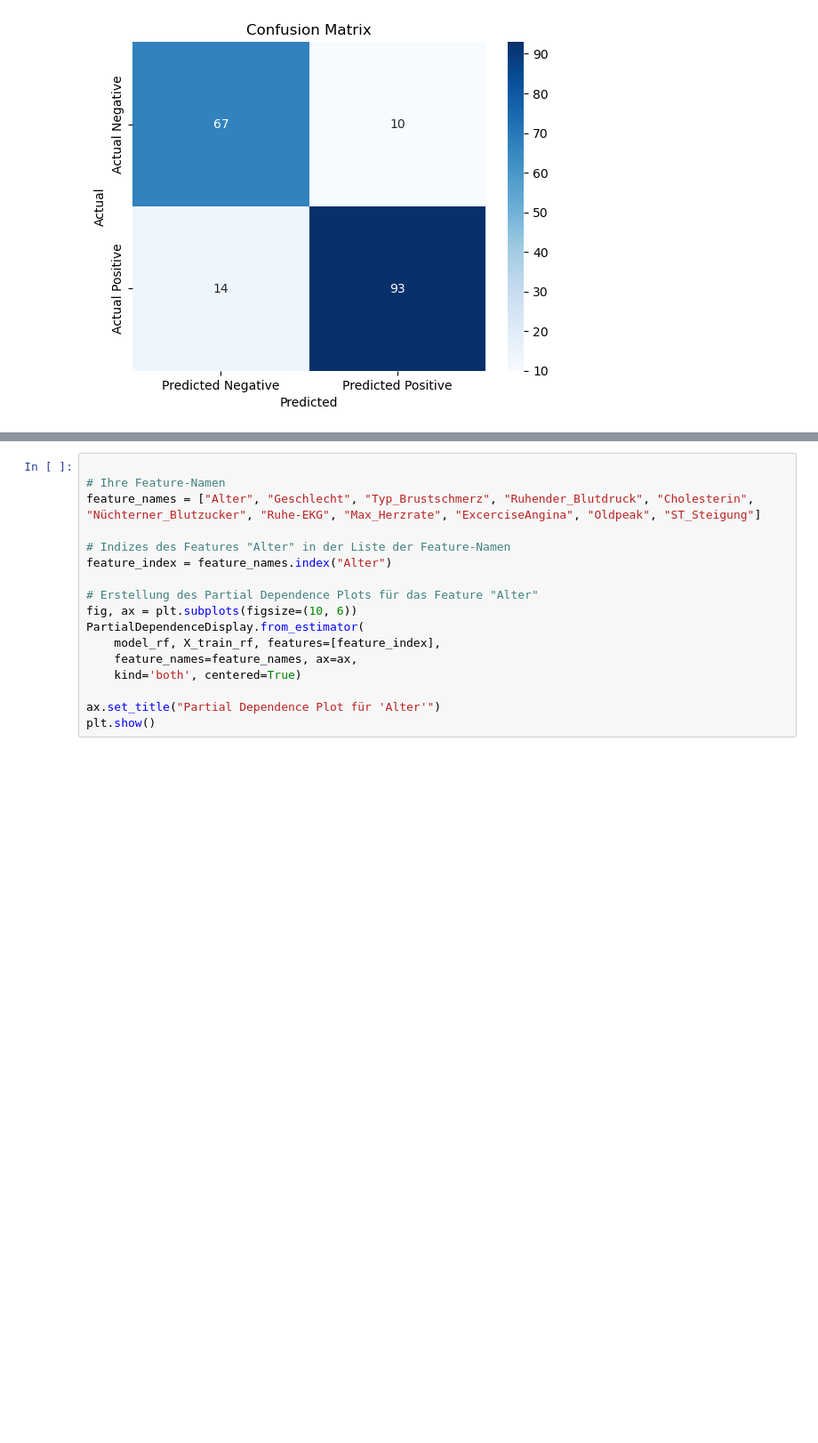
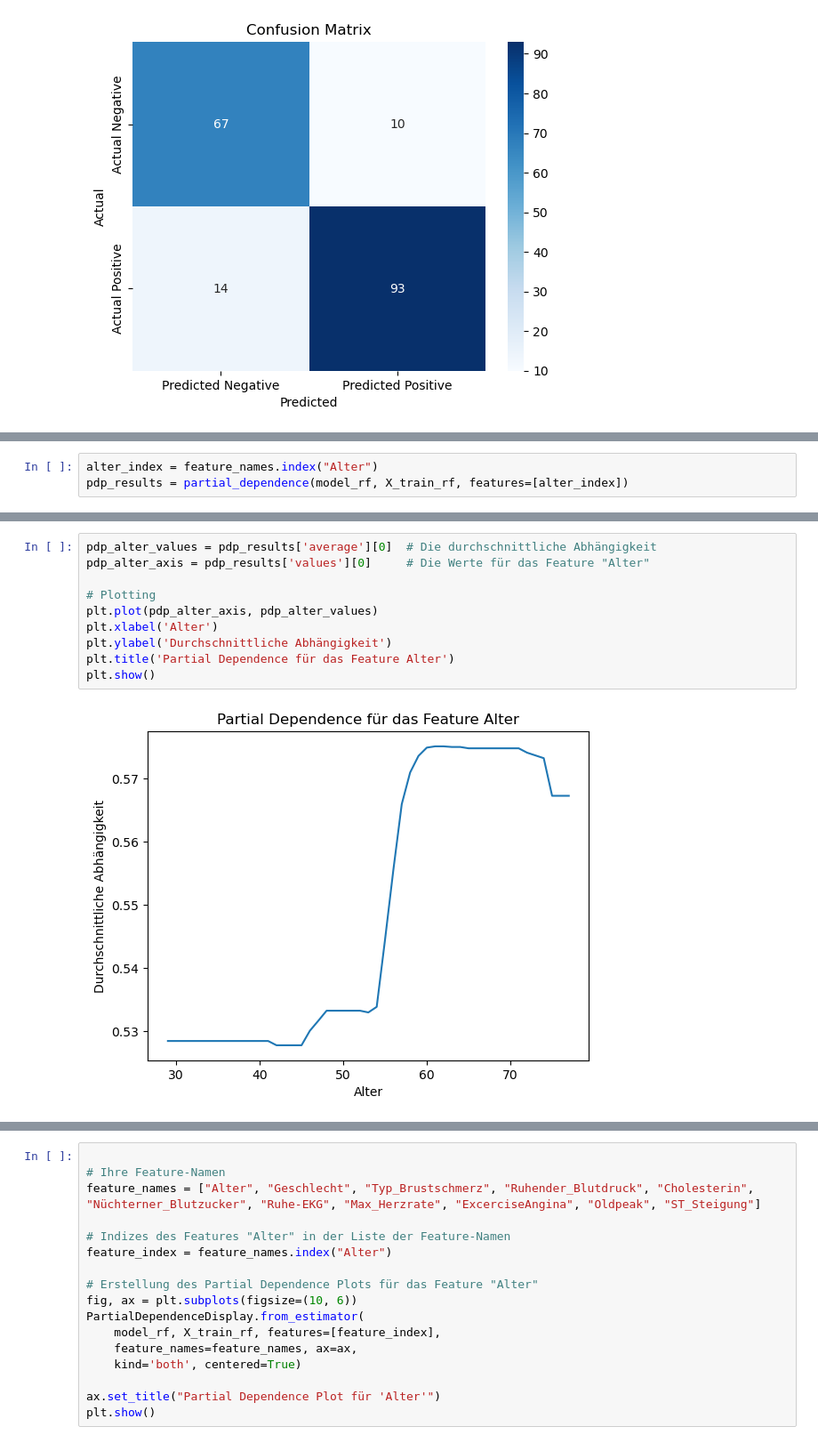
Before and after one commit to OOS-Team/DsKi_Erkl-rbarkeit_Algorithmen, a Jupyter notebook: Heart Failure/heart_failure.ipynb, the cells around one changed output, grey strips where cells are left out. Shown at 89% size. Saved outputs shown, nothing was run; the diff lists cells and outputs as text; blank space fills up the shorter version.

Commit message:
Partial Dependence (PD)

```diff
--- a/Heart Failure/heart_failure.ipynb
+++ b/Heart Failure/heart_failure.ipynb
@@ -335,0 +340,3 @@ plt.show()
+# %%
+alter_index = feature_names.index("Alter")
+pdp_results = partial_dependence(model_rf, X_train_rf, features=[alter_index])
@@ -335,0 +374,12 @@ plt.show()
+# %%
+pdp_alter_values = pdp_results['average'][0]  # Die durchschnittliche Abhängigkeit
+pdp_alter_axis = pdp_results['values'][0]     # Die Werte für das Feature "Alter"
+
+# Plotting
+plt.plot(pdp_alter_axis, pdp_alter_values)
+plt.xlabel('Alter')
+plt.ylabel('Durchschnittliche Abhängigkeit')
+plt.title('Partial Dependence für das Feature Alter')
+plt.show()
+# %% [output]
+[figure, added]
```
Also changed, not shown: parts of 6 cells of this notebook.
